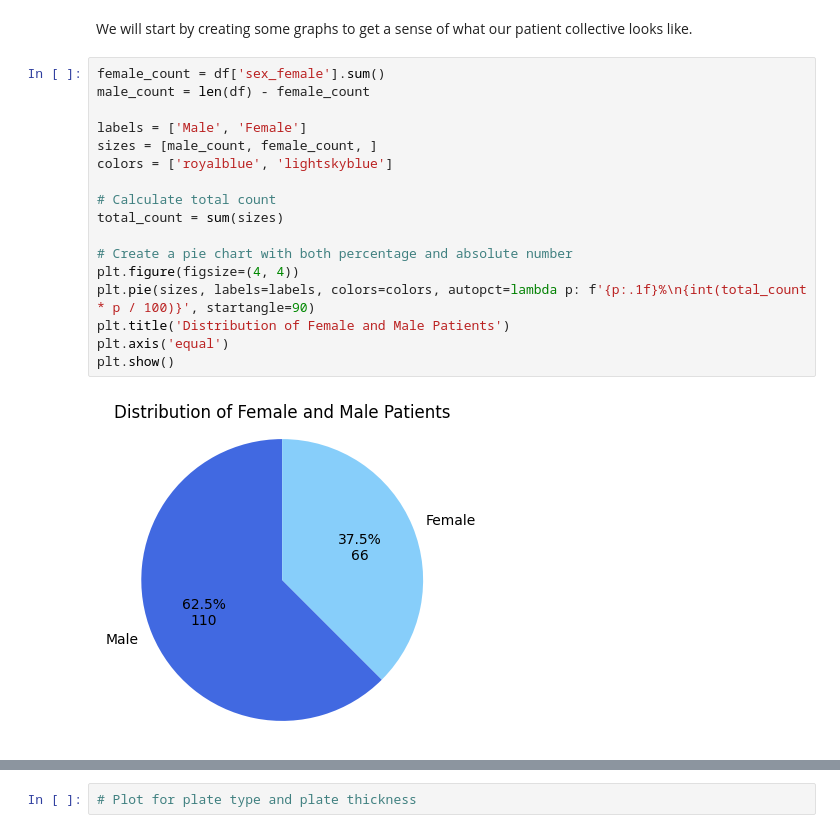
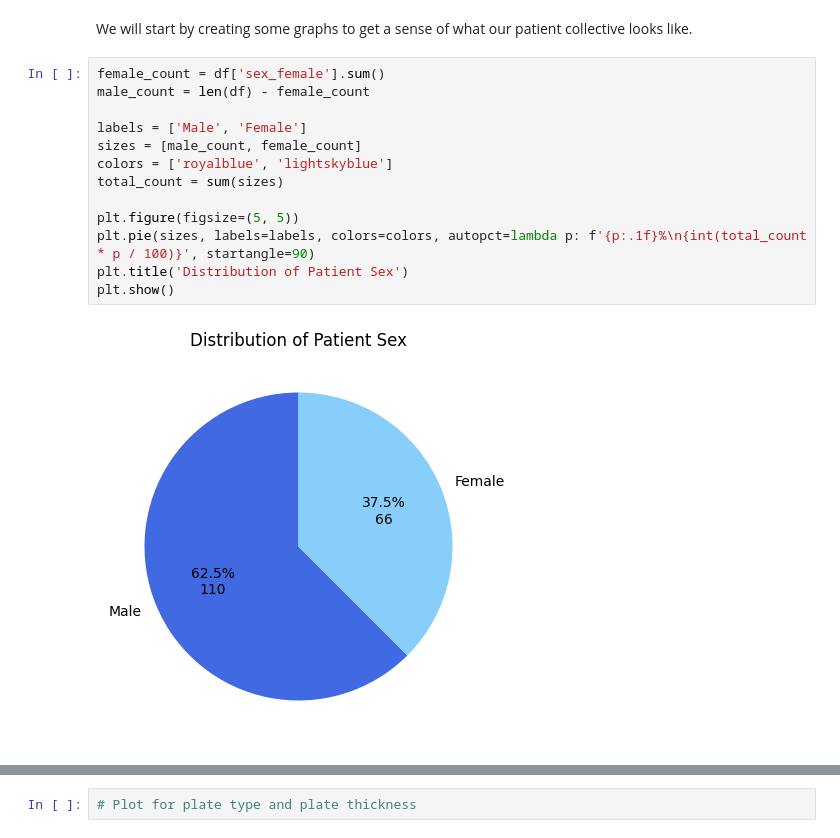
Before and after one commit to philipp-lampert/mymandible, a Jupyter notebook: data_science/02_data_exploration.ipynb, the cells around one changed output, grey strips where cells are left out. Cells and saved outputs as stored; diff of their text form.

Commit message:
Create new plots

```diff
--- a/data_science/02_data_exploration.ipynb
+++ b/data_science/02_data_exploration.ipynb
@@ -17,22 +18,18 @@ We will start by creating some graphs to get a sense of what our patient collect
 # %%
 female_count = df['sex_female'].sum()
 male_count = len(df) - female_count
 
 labels = ['Male', 'Female']
-sizes = [male_count, female_count, ]
+sizes = [male_count, female_count]
 colors = ['royalblue', 'lightskyblue']
-
-# Calculate total count
 total_count = sum(sizes)
 
-# Create a pie chart with both percentage and absolute number
-plt.figure(figsize=(4, 4))
+plt.figure(figsize=(5, 5))
 plt.pie(sizes, labels=labels, colors=colors, autopct=lambda p: f'{p:.1f}%\n{int(total_count * p / 100)}', startangle=90)
-plt.title('Distribution of Female and Male Patients')
-plt.axis('equal')
+plt.title('Distribution of Patient Sex')
 plt.show()
 # %% [output]
-[figure, old version]
+[figure, new version]
 # %%
 df['all'] = ''
 
```
Also changed, not shown: parts of 11 cells of this notebook.
